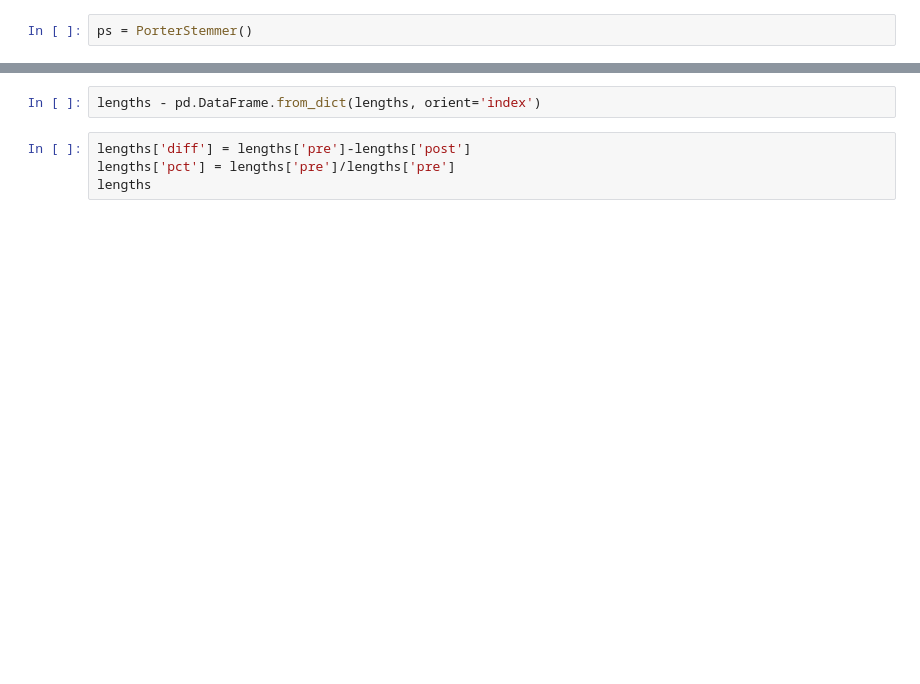
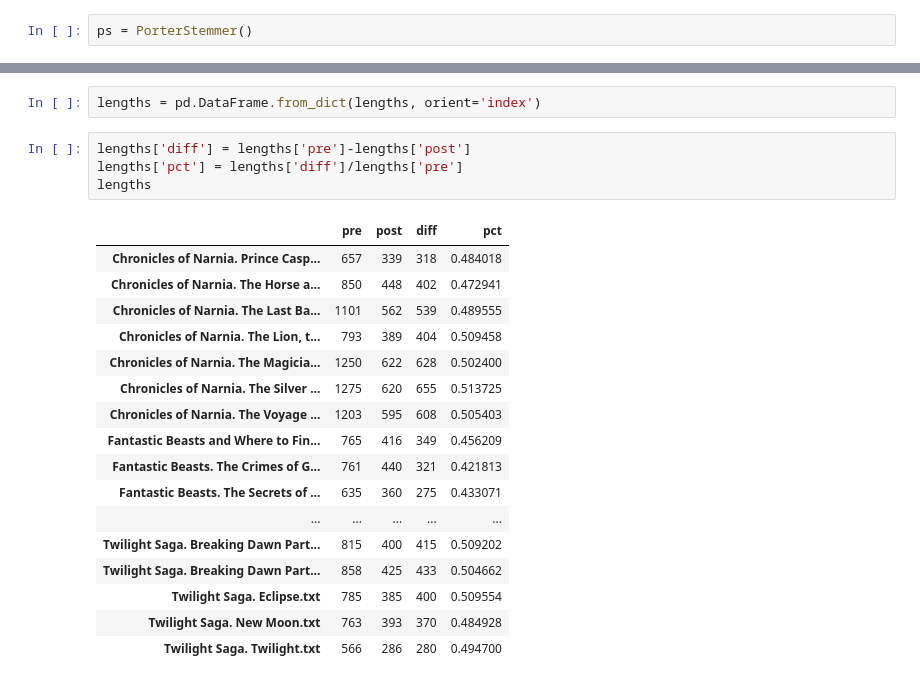
Before and after one commit to AdamPoreba1/TextMining, a Jupyter notebook: text_mining.ipynb, the cells around one changed output, grey strips where cells are left out. Cells and saved outputs as stored; diff of their text form; blank space fills up the shorter version.

```diff
--- a/text_mining.ipynb
+++ b/text_mining.ipynb
@@ -45,6 +139,24 @@ print(json.dumps(lengths, indent=4, ensure_ascii=False))
 # %%
-lengths - pd.DataFrame.from_dict(lengths, orient='index')
+lengths = pd.DataFrame.from_dict(lengths, orient='index')
 # %%
 lengths['diff'] = lengths['pre']-lengths['post']
-lengths['pct'] = lengths['pre']/lengths['pre']
+lengths['pct'] = lengths['diff']/lengths['pre']
 lengths
+# %% [output]
+|  | pre | post | diff | pct |
+| Chronicles of Narnia. Prince Casp... | 657 | 339 | 318 | 0.484018 |
+| Chronicles of Narnia. The Horse a... | 850 | 448 | 402 | 0.472941 |
+| Chronicles of Narnia. The Last Ba... | 1101 | 562 | 539 | 0.489555 |
+| Chronicles of Narnia. The Lion, t... | 793 | 389 | 404 | 0.509458 |
+| Chronicles of Narnia. The Magicia... | 1250 | 622 | 628 | 0.502400 |
+| Chronicles of Narnia. The Silver ... | 1275 | 620 | 655 | 0.513725 |
+| Chronicles of Narnia. The Voyage ... | 1203 | 595 | 608 | 0.505403 |
+| Fantastic Beasts and Where to Fin... | 765 | 416 | 349 | 0.456209 |
+| Fantastic Beasts. The Crimes of G... | 761 | 440 | 321 | 0.421813 |
+| Fantastic Beasts. The Secrets of ... | 635 | 360 | 275 | 0.433071 |
+| ... | ... | ... | ... | ... |
+| Twilight Saga. Breaking Dawn Part... | 815 | 400 | 415 | 0.509202 |
+| Twilight Saga. Breaking Dawn Part... | 858 | 425 | 433 | 0.504662 |
+| Twilight Saga. Eclipse.txt | 785 | 385 | 400 | 0.509554 |
+| Twilight Saga. New Moon.txt | 763 | 393 | 370 | 0.484928 |
+| Twilight Saga. Twilight.txt | 566 | 286 | 280 | 0.494700 |
```
Also changed, not shown: parts of 26 cells of this notebook, 2 other files.
